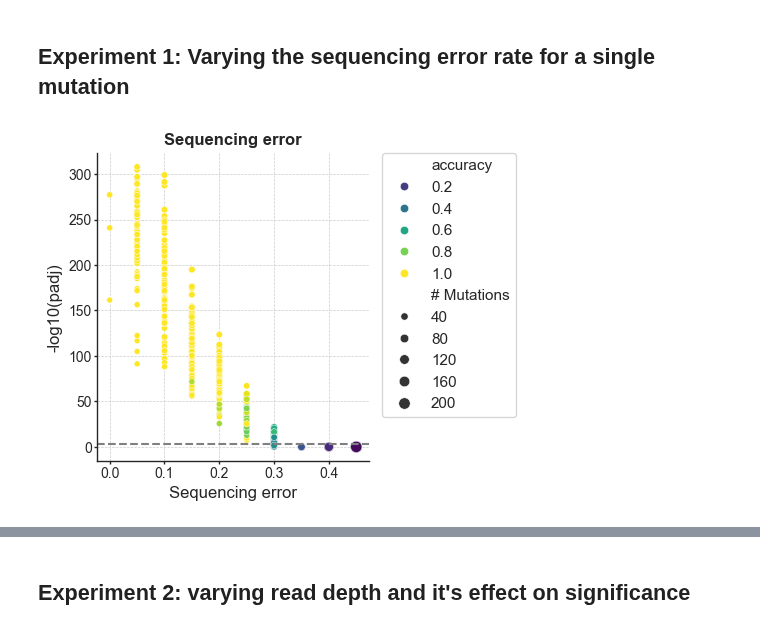
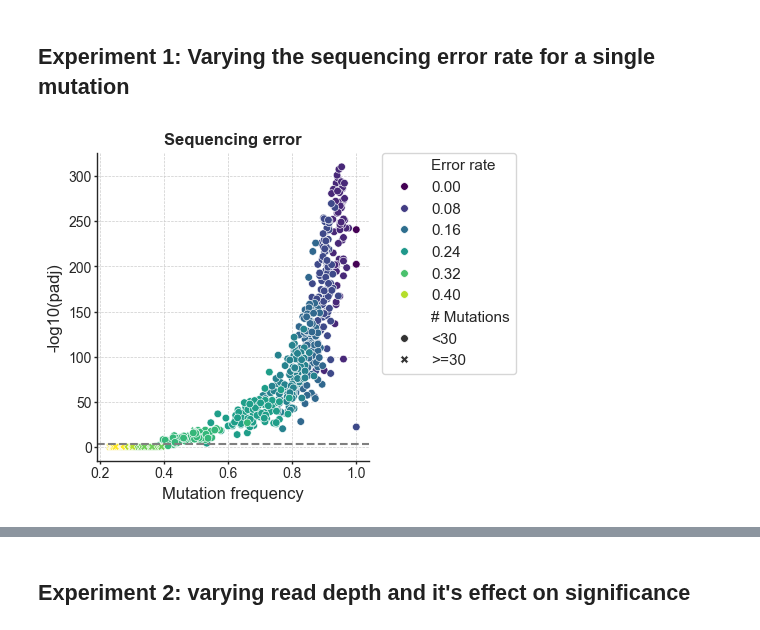
Before and after one commit to fhalab/LevSeq, a Jupyter notebook: simulation/Ape AGW ePCR Figures.ipynb, the cells around one changed output, grey strips where cells are left out. Drawn from its saved outputs; the diff is of its cells as text; code cells hidden in the pictures.

```diff
--- a/simulation/Ape AGW ePCR Figures.ipynb
+++ b/simulation/Ape AGW ePCR Figures.ipynb
@@ -96,22 +89,22 @@ significance = -1*np.log10(0.001)
 ## Experiment 1: Varying the sequencing error rate for a single mutation
 # %%
 
-experiment_df = pd.read_csv(f'{data_dir}Experiment1.csv')
+experiment_df = pd.read_csv(f'{data_dir}Experiment1_{label}.csv')
 experiment_df['-log10(P.adj)'] = -1*np.log10(experiment_df['P adj.'].values)
 experiment_df['Error rate'] = [int(c.split('_')[-1])/100.0 for c in experiment_df['Plate']]
 experiment_df['# Mutations'] = [len(v.split('_')) for v in experiment_df['Variant'].values]
-#experiment_df['# Mutations'] = [f'{v}' if v < 5 else f'>=5' for v in experiment_df['# Mutations']]
+experiment_df['# Mutations'] = [f'<30' if v < 30 else f'>=30' for v in experiment_df['# Mutations']]
 experiment_df = experiment_df.reset_index()
-ax = sns.scatterplot(experiment_df, x='Error rate', y='-log10(P.adj)', hue='accuracy', palette='viridis',
-                     size="# Mutations")##, style_order=['1', '2', '3', '4', '>=5'], s=80)
+ax = sns.scatterplot(experiment_df, x='frequency', y='-log10(P.adj)', hue='Error rate', palette='viridis',
+                    style="# Mutations", style_order=['<30', '>=30'], s=30)
 set_ax_params(ax)
-plt.xlabel('Sequencing error')
+plt.xlabel('Mutation frequency')
 plt.ylabel('-log10(padj)')
 plt.title('Sequencing error', fontsize=title_font_size, fontweight="bold")
 plt.legend(bbox_to_anchor=(1.05, 1), loc=2, borderaxespad=0.)
 plt.axhline(y = significance, color = 'grey', linestyle = '--') #axis='y',
 plt.grid(True, which='major', linestyle='--', linewidth=0.5)
 plt.savefig(f'{fig_dir}Experiment1_{label}.svg')
 plt.show()
 # %% [output]
-[figure, old version]
+[figure, new version]
```
Also changed, not shown: parts of 9 cells of this notebook, 6 other files.
